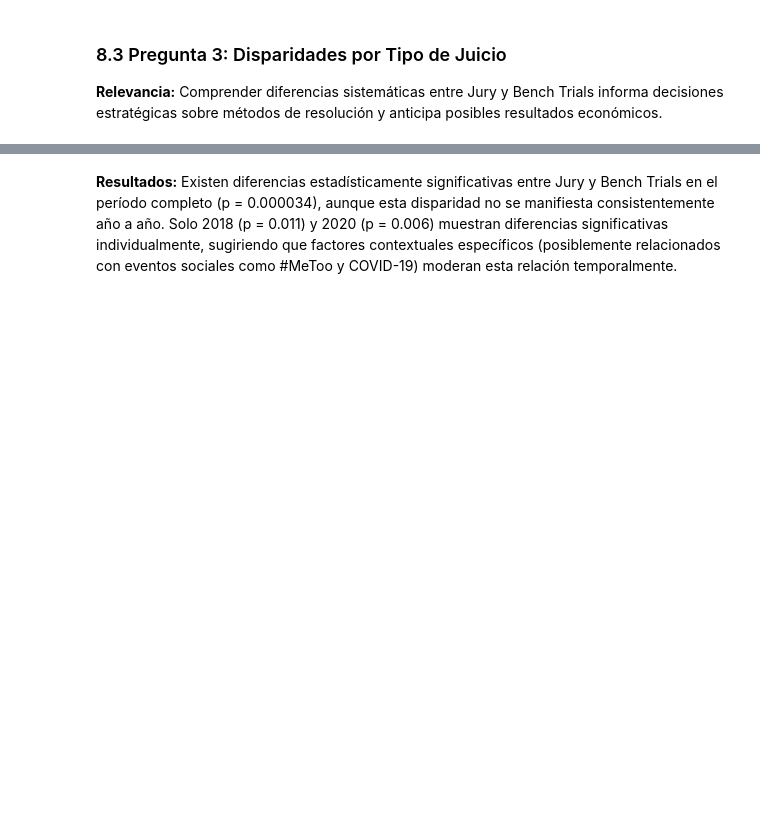
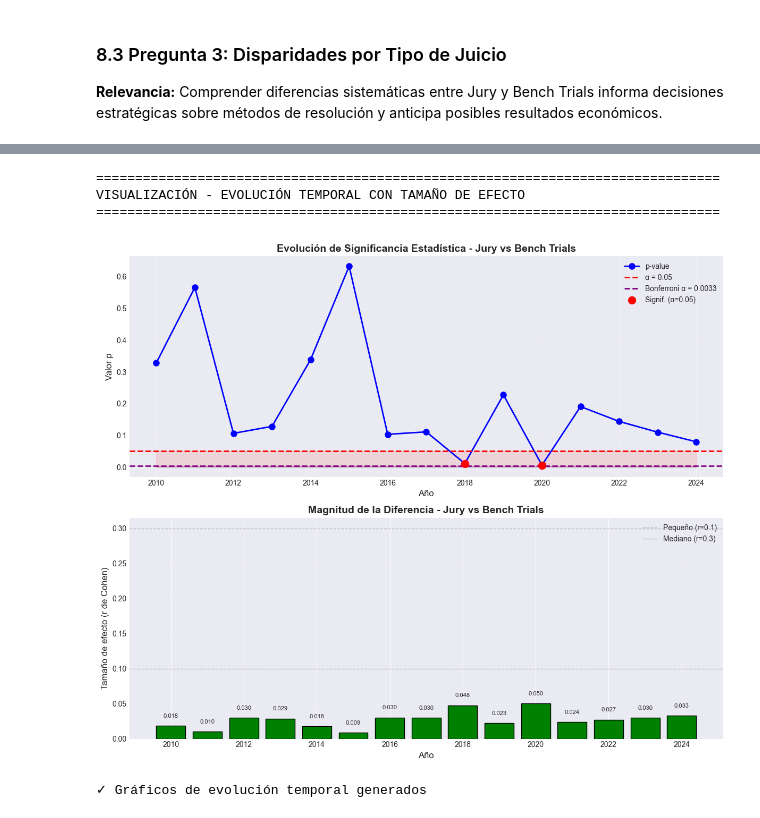
Before and after one commit to ElBrancho04/Analisis-Estadistico-Juicios-Civiles-en-EU, a Jupyter notebook: proyecto_juicios_civiles.ipynb, the cells around one changed output, grey strips where cells are left out. Saved outputs shown, nothing was run; the diff lists cells and outputs as text; code cells hidden in the pictures; blank space fills up the shorter version.

```diff
--- a/proyecto_juicios_civiles.ipynb
+++ b/proyecto_juicios_civiles.ipynb
@@ -1503,2 +1817,62 @@ Gráfico de evolución temporal generado
-# %% [markdown]
-**Resultados:** Existen diferencias estadísticamente significativas entre Jury y Bench Trials en el período completo (p = 0.000034), aunque esta disparidad no se manifiesta consistentemente año a año. Solo 2018 (p = 0.011) y 2020 (p = 0.006) muestran diferencias significativas individualmente, sugiriendo que factores contextuales específicos (posiblemente relacionados con eventos sociales como #MeToo y COVID-19) moderan esta relación temporalmente.
+# %%
+# VISUALIZACIÓN ACTUALIZADA - Evolución temporal con tamaño de efecto
+print("\n" + "="*80)
+print("VISUALIZACIÓN - EVOLUCIÓN TEMPORAL CON TAMAÑO DE EFECTO")
+print("="*80)
+
+# Preparar datos para visualización
+if len(df_resultados) > 0:
+    fig, axes = plt.subplots(2, 1, figsize=(12, 10))
+
+    # Gráfico 1: P-values y umbrales
+    axes[0].plot(df_resultados['Año'], df_resultados['p_value'], 'bo-', linewidth=2, markersize=8, label='p-value')
+    axes[0].axhline(y=0.05, color='r', linestyle='--', linewidth=2, label='α = 0.05')
+    axes[0].axhline(y=alpha_bonferroni, color='purple', linestyle='--', linewidth=2, label=f'Bonferroni α = {alpha_bonferroni:.4f}')
+    axes[0].fill_between(df_resultados['Año'], 0, 0.05, alpha=0.1, color='red')
+    axes[0].fill_between(df_resultados['Año'], 0, alpha_bonferroni, alpha=0.2, color='purple')
+
+    # Marcar puntos significativos
+    sig_original = df_resultados[df_resultados['significativo_original']]
+    if len(sig_original) > 0:
+        axes[0].scatter(sig_original['Año'], sig_original['p_value'],
+                       color='red', s=100, zorder=5, label='Signif. (α=0.05)')
+
+    axes[0].set_xlabel('Año', fontsize=12)
+    axes[0].set_ylabel('Valor p', fontsize=12)
+    axes[0].set_title('Evolución de Significancia Estadística - Jury vs Bench Trials',
+                     fontsize=14, fontweight='bold')
+    axes[0].legend()
+    axes[0].grid(True, alpha=0.3)
+
+    # Gráfico 2: Tamaño de efecto
+    colors = ['green' if r < 0.1 else 'orange' if r < 0.3 else 'red'
+              for r in df_resultados['tamaño_efecto']]
+    bars = axes[1].bar(df_resultados['Año'], df_resultados['tamaño_efecto'], color=colors, edgecolor='black')
+
+    # Líneas de referencia para interpretación de tamaño de efecto
+    axes[1].axhline(y=0.1, color='gray', linestyle='--', linewidth=1, alpha=0.5, label='Pequeño (r=0.1)')
+    axes[1].axhline(y=0.3, color='gray', linestyle='--', linewidth=1, alpha=0.5, label='Mediano (r=0.3)')
+
+    # Etiquetar barras con magnitud
+    for bar, año, r_val in zip(bars, df_resultados['Año'], df_resultados['tamaño_efecto']):
+        height = bar.get_height()
+        axes[1].text(bar.get_x() + bar.get_width()/2, height + 0.01,
+                    f'{r_val:.3f}', ha='center', va='bottom', fontsize=8)
+
+    axes[1].set_xlabel('Año', fontsize=12)
+    axes[1].set_ylabel('Tamaño de efecto (r de Cohen)', fontsize=12)
+    axes[1].set_title('Magnitud de la Diferencia - Jury vs Bench Trials',
+                     fontsize=14, fontweight='bold')
+    axes[1].legend(loc='upper right')
+    axes[1].grid(True, alpha=0.3, axis='y')
+
+    plt.tight_layout()
+    plt.show()
+
+    print("✓ Gráficos de evolución temporal generados")
+# %% [output]
+================================================================================
+VISUALIZACIÓN - EVOLUCIÓN TEMPORAL CON TAMAÑO DE EFECTO
+================================================================================
+[figure, added]
+✓ Gráficos de evolución temporal generados
```
Also changed, not shown: parts of 21 cells of this notebook.
